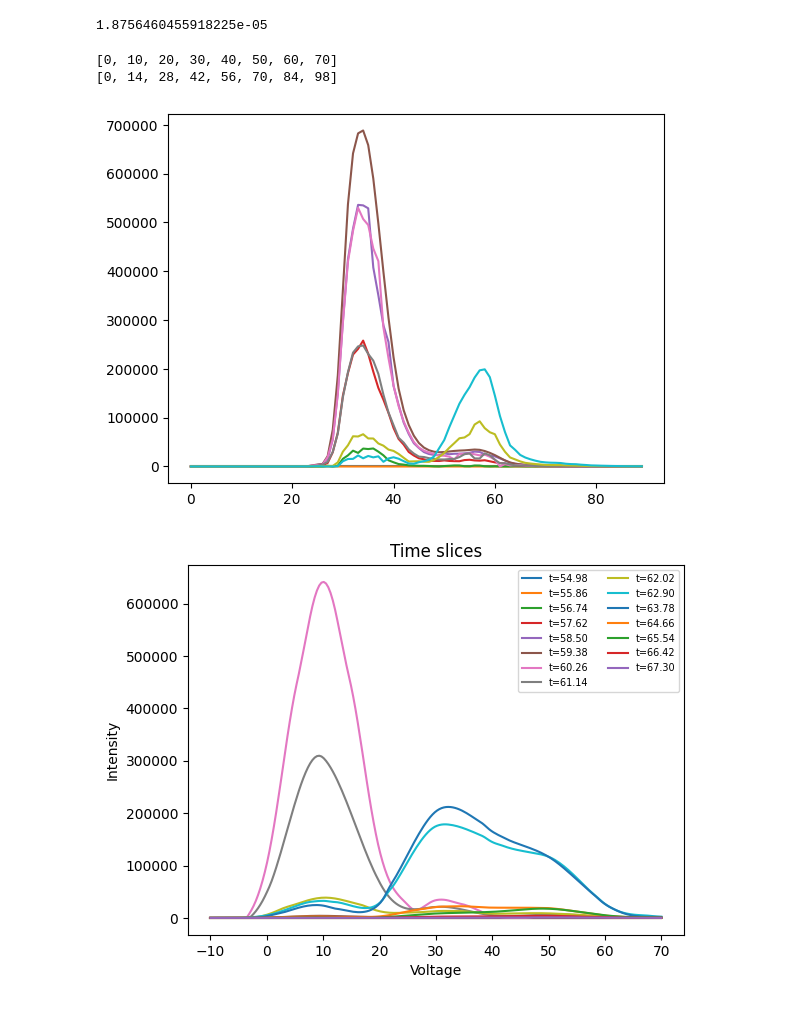
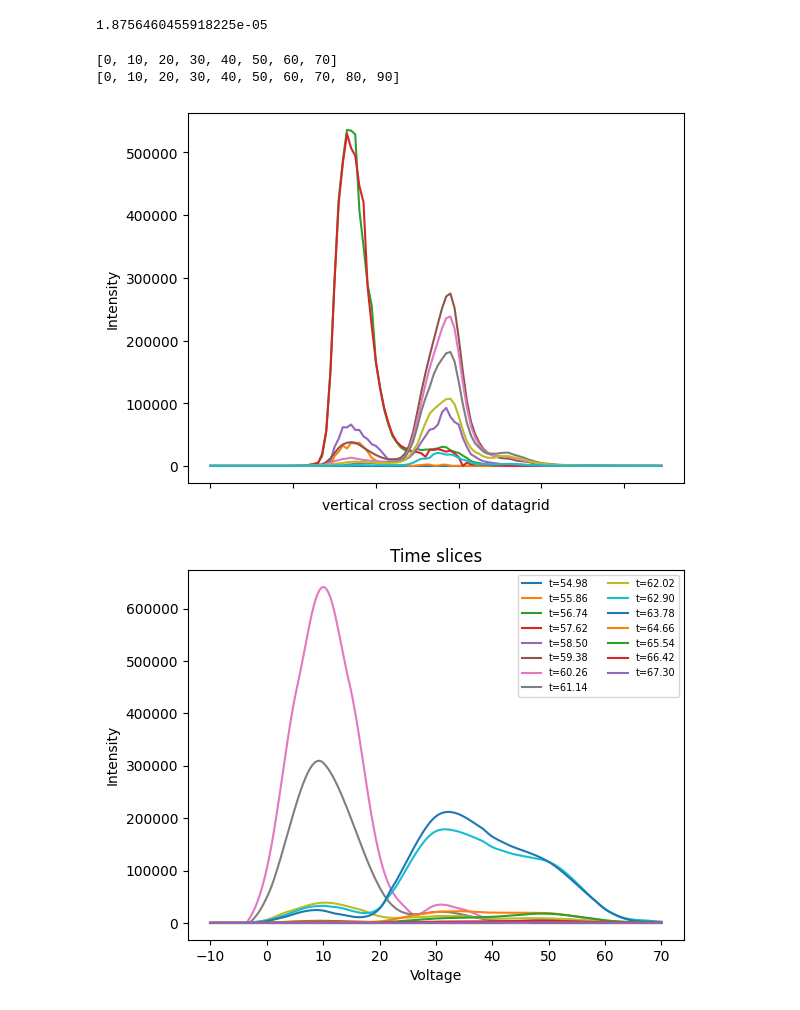
Before and after one commit to tempeparsons/cIMMS, a Jupyter notebook: interp2d_allow_ngtv_volts_RBTinterpolator_CloughTocherInterpolator.ipynb, the cells around one changed output. Saved outputs shown, nothing was run; the diff lists cells and outputs as text; code cells hidden in the pictures.

```diff
--- a/interp2d_allow_ngtv_volts_RBTinterpolator_CloughTocherInterpolator.ipynb
+++ b/interp2d_allow_ngtv_volts_RBTinterpolator_CloughTocherInterpolator.ipynb
@@ -393,21 +393,28 @@ print(rmsd)
 1.8756460455918225e-05
 # %%
 numbers1 = np.arange(0, 80, 10).tolist()
-numbers2 = np.arange(0, 100, 14).tolist()
+numbers2 = np.arange(0, 100, 10).tolist()
 print(numbers1)
 print(numbers2)
 
+
 fig, ax = plt.subplots()
 
-for i in range(0, 100, 10):
-    ax.plot(Intens2d_plot[i,10:(n_smoothx//2)])
-    #ax.legend()
+for i in range(0, 200, 20):
+    #print(i)
+    ax.plot(Intens2d_plot[i,10:120])#(n_smoothx//2)])
+
+ax.set_title('')
+ax.set_xticklabels([])
+ax.set_ylabel('Intensity')
+ax.set_xlabel('vertical cross section of datagrid')
+
 
 plt.show()
 # %% [output]
 [0, 10, 20, 30, 40, 50, 60, 70]
-[0, 14, 28, 42, 56, 70, 84, 98]
+[0, 10, 20, 30, 40, 50, 60, 70, 80, 90]
-[figure, old version]
+[figure, new version]
 # %%
 fig, ax = plt.subplots()
 #the vertical range of numbers goes on the xaxis, the ith column of those numbers on the y
```
Also changed, not shown: 3 other files.
